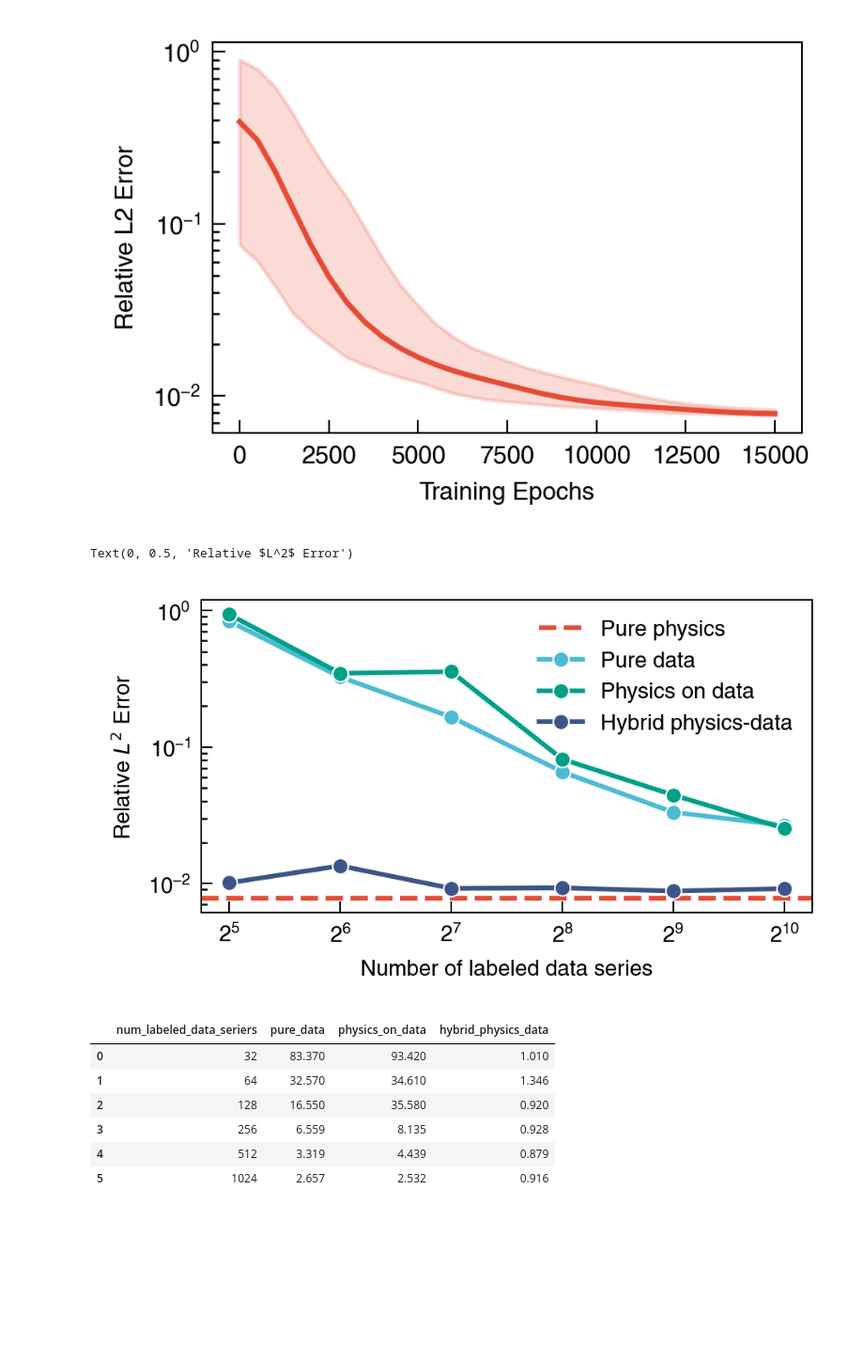
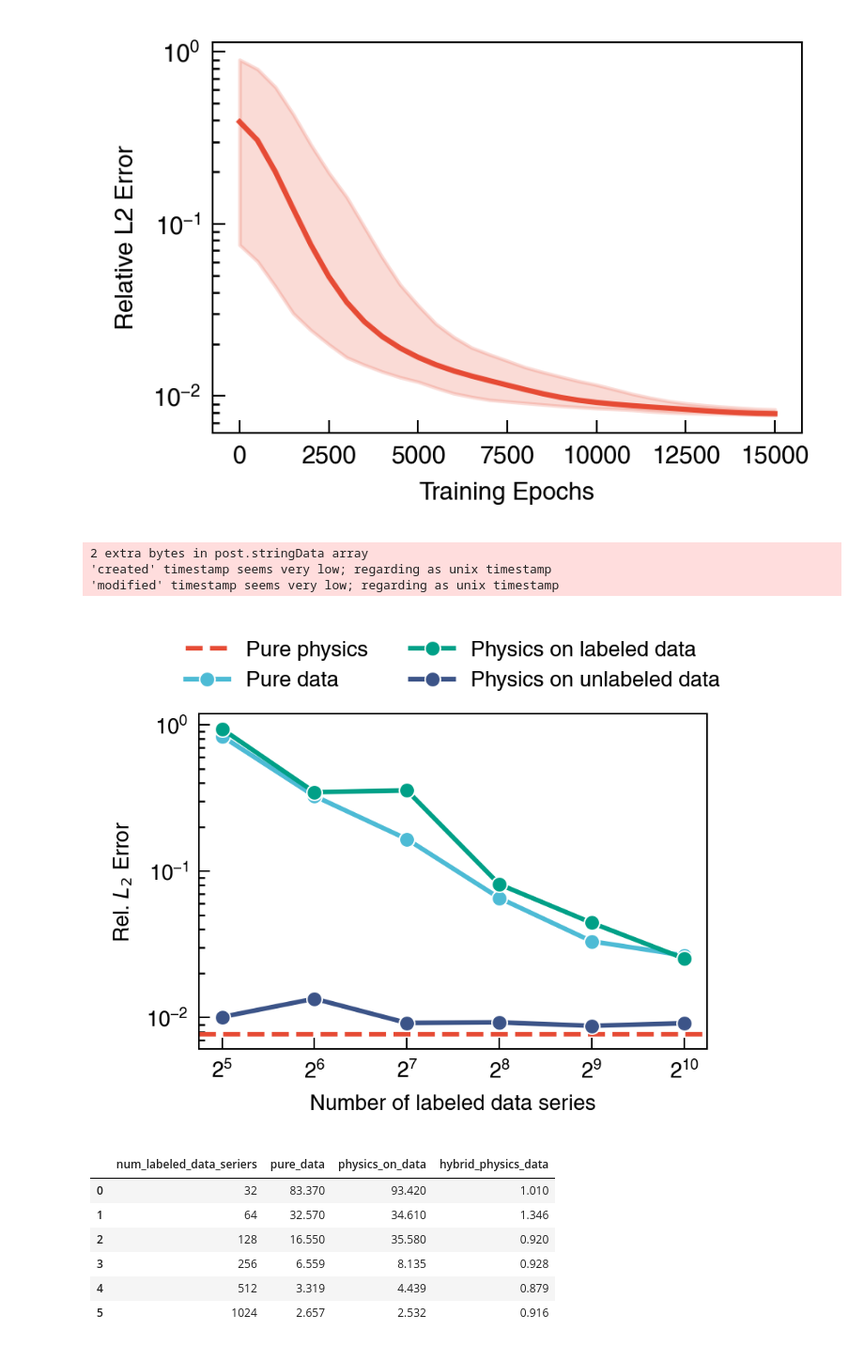
Before and after one commit to NanxiiChen/PI-CViT, a Jupyter notebook: burgers/eval.ipynb, the cells around one changed output. Shown at 94% size. Cells and saved outputs as stored; diff of their text form; code cells hidden in the pictures; blank space fills up the shorter version.

```diff
--- a/burgers/eval.ipynb
+++ b/burgers/eval.ipynb
@@ -357,30 +357,37 @@ Minimum Relative L2 Error: 0.007734893
 # %%
 import pandas as pd
 df = pd.read_csv("./burgers/data_vs_physics.txt", sep=",")
-fig, ax = plt.subplots(figsize=(3.5, 1.8))
+fig, ax = plt.subplots(figsize=(3.0, 2.4))
 cvit_err = 7.744e-3
 xs = df["num_labeled_data_seriers"]
 ax.axhline(y=cvit_err, label="Pure physics", linestyle="--", color="C0", )
 ax.plot(xs, df["pure_data"]/100,
         marker="o", label="Pure data", color="C1",
         markersize=5, markeredgecolor="white", markeredgewidth=0.5)
 ax.plot(xs, df["physics_on_data"]/100,
-        marker="o", label="Physics on data", color="C2",
+        marker="o", label="Physics on labeled data",
+        color="C2",
         markersize=5, markeredgecolor="white", markeredgewidth=0.5)
 ax.plot(xs, df["hybrid_physics_data"]/100,
-        marker="o", label="Hybrid physics-data", color="C3",
+        marker="o", label="Physics on unlabeled data",
+        color="C3",
         markersize=5, markeredgecolor="white", markeredgewidth=0.5)
 # ax.text(50, cvit_err, "Infinite samples for pure physics", va="bottom", ha="left")
 ax.set_yscale("log")
 ax.set_xscale("log", base=2)
 # ax.legend(bbox_to_anchor=(0.1, 0.1), loc="lower left")
 # ax.set_ylim(5e-4, 1e0)
-ax.legend()
+ax.legend(ncol=2, bbox_to_anchor=(0.5, 1.01), loc="lower center", )
 ax.set_xlabel("Number of labeled data series")
-ax.set_ylabel("Relative $L^2$ Error")
+ax.set_ylabel("Rel. $L_2$ Error")
+fig.tight_layout()
+fig.savefig("./figures/burgers_data_vs_physics.png", dpi=300, bbox_inches="tight", pad_inches=0.01)
+fig.savefig("./figures/burgers_data_vs_physics.pdf", dpi=300, bbox_inches="tight", pad_inches=0.01)
 # %% [output]
-Text(0, 0.5, 'Relative $L^2$ Error')
+2 extra bytes in post.stringData array
+'created' timestamp seems very low; regarding as unix timestamp
+'modified' timestamp seems very low; regarding as unix timestamp
-[figure, old version]
+[figure, new version]
 # %%
 df
 # %% [output]
```
Also changed, not shown: 5 other files.
